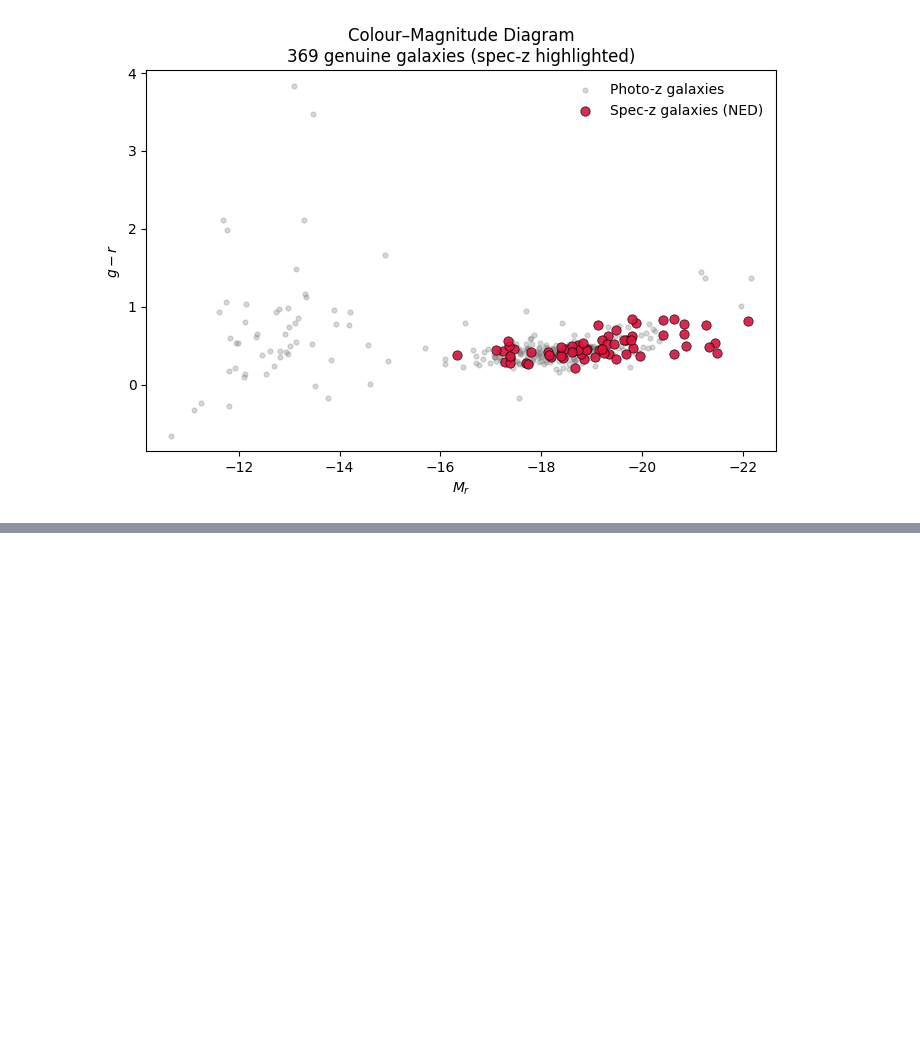
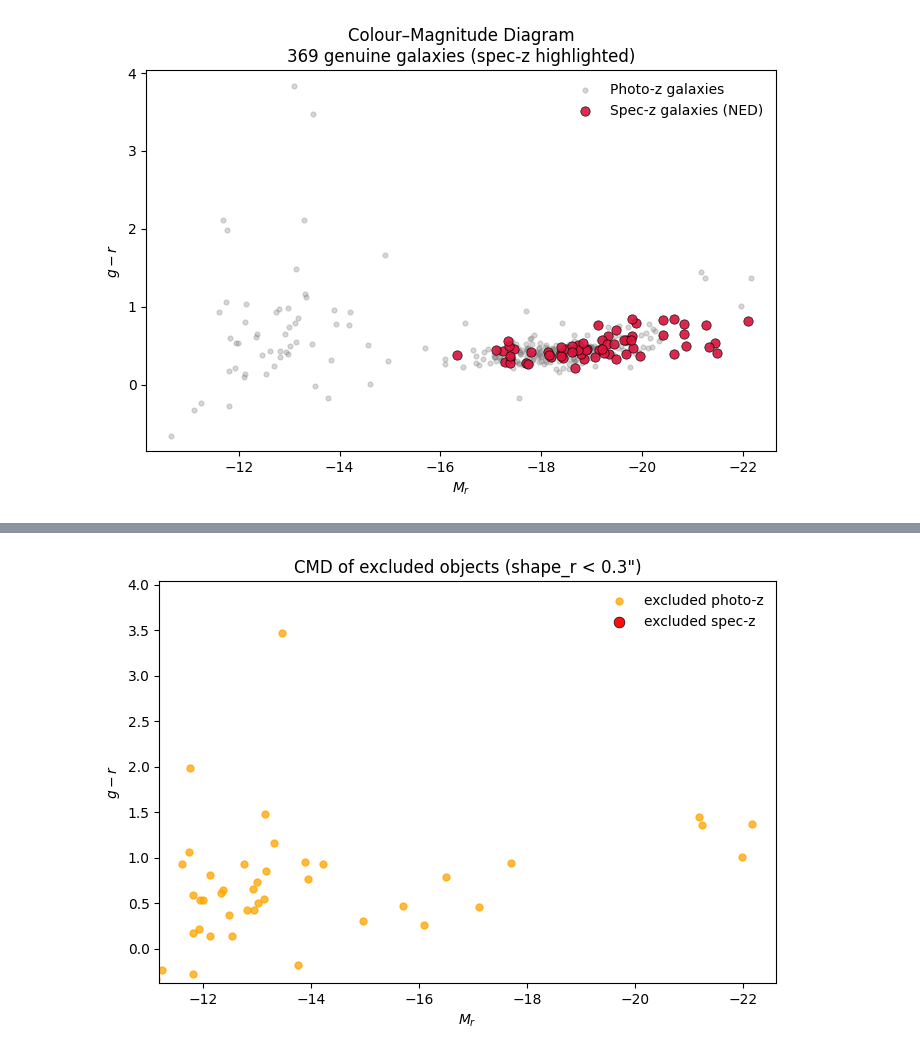
Before and after one commit to saatour/GW170817, a Jupyter notebook: Galaxy_clean_up_and_new_CMD_10012026.ipynb, the cells around one changed output, grey strips where cells are left out. Drawn from its saved outputs; the diff is of its cells as text; code cells hidden in the pictures; blank space fills up the shorter version.

```diff
--- a/Galaxy_clean_up_and_new_CMD_10012026.ipynb
+++ b/Galaxy_clean_up_and_new_CMD_10012026.ipynb
@@ -1715,0 +2035,79 @@ plt.show()
+# %%
+import pandas as pd
+import numpy as np
+import matplotlib.pyplot as plt
+from astropy.coordinates import SkyCoord
+import astropy.units as u
+import pyvo as vo
+
+CMD_FILE = "GW190814_CMD_369_zbest.csv"
+SHAPE_CUT = 0.3
+
+# --- Load CMD file ---
+cmd = pd.read_csv(CMD_FILE)
+
+need = {"coadd_object_id","ra","dec","M_r","g_r","has_specz"}
+missing = need - set(cmd.columns)
+if missing:
+    raise ValueError(f"{CMD_FILE} missing columns: {missing}")
+
+# --- Attach shape_r if needed ---
+if "shape_r" not in cmd.columns:
+    ra_min, ra_max = 10.2392578125, 14.8974609375
+    dec_min, dec_max = -27.3215904756, -22.2256480484
+
+    svc = vo.dal.TAPService("https://datalab.noirlab.edu/tap")
+    adql = f"""
+    SELECT ra, dec, shape_r
+    FROM ls_dr10.tractor
+    WHERE ra BETWEEN {ra_min} AND {ra_max}
+      AND dec BETWEEN {dec_min} AND {dec_max}
+      AND shape_r IS NOT NULL
+    """
+    leg = svc.search(adql).to_table().to_pandas()
+
+    cmd_sky = SkyCoord(cmd["ra"].values*u.deg, cmd["dec"].values*u.deg, frame="icrs")
+    leg_sky = SkyCoord(leg["ra"].values*u.deg, leg["dec"].values*u.deg, frame="icrs")
+
+    idx, sep2d, _ = cmd_sky.match_to_catalog_sky(leg_sky)
+    m = sep2d < (1.0 * u.arcsec)
+
+    cmd = cmd[m].reset_index(drop=True)
+    cmd["shape_r"] = pd.to_numeric(leg.iloc[idx[m]]["shape_r"].values, errors="coerce")
+
+# --- Split kept vs excluded ---
+excluded = cmd[cmd["shape_r"] < SHAPE_CUT].copy()
+kept     = cmd[cmd["shape_r"] >= SHAPE_CUT].copy()
+
+print(f"Excluded (shape_r < {SHAPE_CUT}):", len(excluded))
+print(f"Kept (shape_r >= {SHAPE_CUT}):", len(kept))
+
+# --- Use common axes based on the kept sample (so it's comparable) ---
+Mr_min, Mr_max = kept["M_r"].min(), kept["M_r"].max()
+gr_min, gr_max = kept["g_r"].min(), kept["g_r"].max()
+
+Mr_lim = (Mr_max + 0.5, Mr_min - 0.5)  # inverted
+gr_lim = (gr_min - 0.2, gr_max + 0.2)
+
+# --- Plot excluded CMD (spec-z highlighted, though you expect none) ---
+spec_ex = excluded[excluded["has_specz"] == True]
+phot_ex = excluded[excluded["has_specz"] == False]
+
+plt.figure(figsize=(7,5))
+plt.scatter(phot_ex["M_r"], phot_ex["g_r"], s=25, alpha=0.75, color="orange", label="excluded photo-z")
+plt.scatter(spec_ex["M_r"], spec_ex["g_r"], s=60, alpha=0.95, color="red",
+            edgecolor="black", linewidth=0.5, label="excluded spec-z")
+
+plt.xlim(Mr_lim)
+plt.ylim(gr_lim)
+plt.xlabel(r"$M_r$")
+plt.ylabel(r"$g - r$")
+plt.title(f"CMD of excluded objects (shape_r < {SHAPE_CUT}\")")
+plt.legend(frameon=False)
+plt.tight_layout()
+plt.show()
+
+# --- Save excluded list for auditing ---
+excluded.to_csv(f"GW190814_CMD_excluded_shape_lt_{SHAPE_CUT}.csv", index=False)
+print(f"Saved GW190814_CMD_excluded_shape_lt_{SHAPE_CUT}.csv")
+# %% [output]
@@ -1715,0 +2116 @@ plt.show()
+[figure, added]
```
Also changed, not shown: parts of 10 cells of this notebook.
